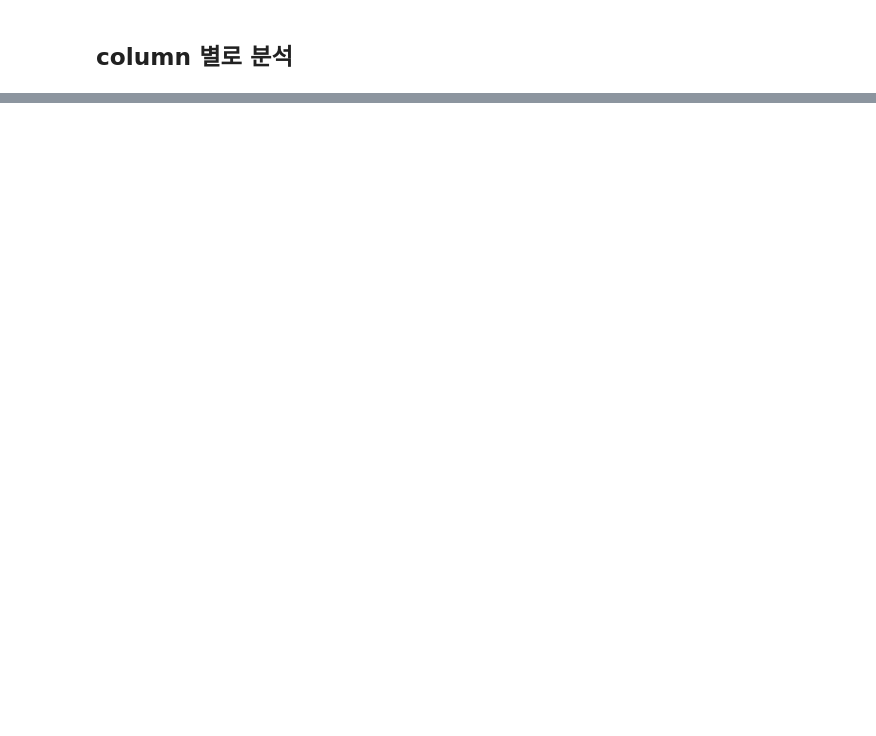
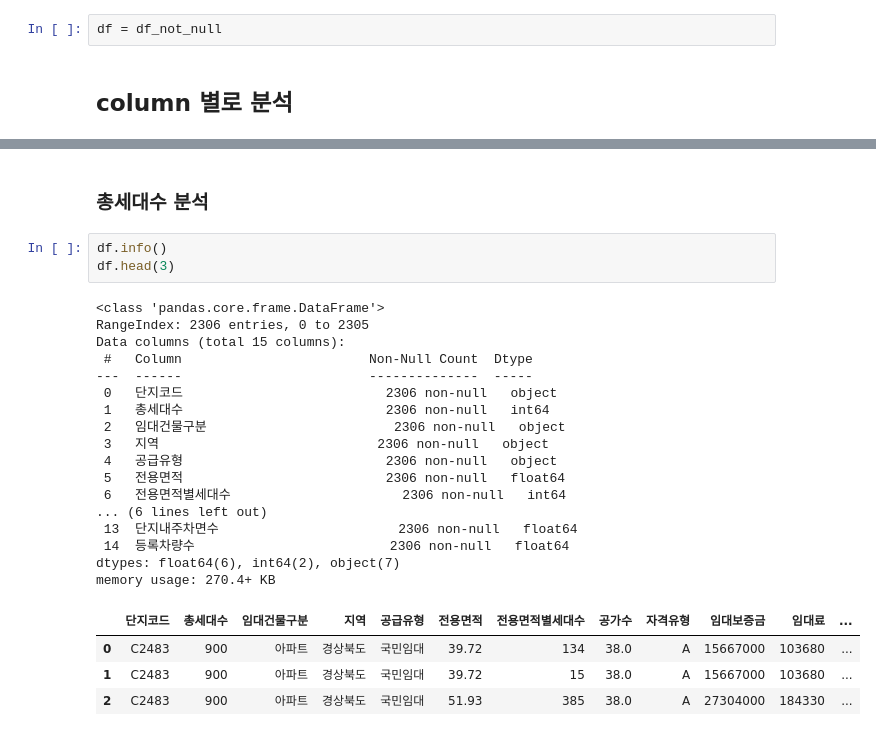
Before and after one commit to SeoMinJong/-, a Jupyter notebook: parking_data_analysis.ipynb, the cells around one changed output, grey strips where cells are left out. Cells and saved outputs as stored; diff of their text form; blank space fills up the shorter version.

Commit message:
[Update] 단일 column 6번까지

```diff
--- a/parking_data_analysis.ipynb
+++ b/parking_data_analysis.ipynb
@@ -97,5 +126,7 @@ df_not_null
 | 2304 | C2532 | 239 | 아파트 | 강원도 | 국민임대 | 51.96 | 114 | 7.0 | A | 14005000 | 142310 | ... |
 | 2305 | C2532 | 239 | 아파트 | 강원도 | 국민임대 | 54.95 | 19 | 7.0 | A | 14830000 | 151030 | ... |
 2306 rows × 15 columns
+# %%
+df = df_not_null
 # %% [markdown]
 ## column 별로 분석
@@ -101,0 +156,27 @@ df_not_null
+# %% [markdown]
+### 총세대수 분석
+# %%
+df.info()
+df.head(3)
+# %% [output]
+<class 'pandas.core.frame.DataFrame'>
+RangeIndex: 2306 entries, 0 to 2305
+Data columns (total 15 columns):
+ #   Column                        Non-Null Count  Dtype
+---  ------                        --------------  -----
+ 0   단지코드                          2306 non-null   object
+ 1   총세대수                          2306 non-null   int64
+ 2   임대건물구분                        2306 non-null   object
+ 3   지역                            2306 non-null   object
+ 4   공급유형                          2306 non-null   object
+ 5   전용면적                          2306 non-null   float64
+ 6   전용면적별세대수                      2306 non-null   int64
+... (6 lines left out)
+ 13  단지내주차면수                       2306 non-null   float64
+ 14  등록차량수                         2306 non-null   float64
+dtypes: float64(6), int64(2), object(7)
+memory usage: 270.4+ KB
+|  | 단지코드 | 총세대수 | 임대건물구분 | 지역 | 공급유형 | 전용면적 | 전용면적별세대수 | 공가수 | 자격유형 | 임대보증금 | 임대료 | ... |
+| 0 | C2483 | 900 | 아파트 | 경상북도 | 국민임대 | 39.72 | 134 | 38.0 | A | 15667000 | 103680 | ... |
+| 1 | C2483 | 900 | 아파트 | 경상북도 | 국민임대 | 39.72 | 15 | 38.0 | A | 15667000 | 103680 | ... |
+| 2 | C2483 | 900 | 아파트 | 경상북도 | 국민임대 | 51.93 | 385 | 38.0 | A | 27304000 | 184330 | ... |
```
Also changed, not shown: parts of 18 cells of this notebook.
